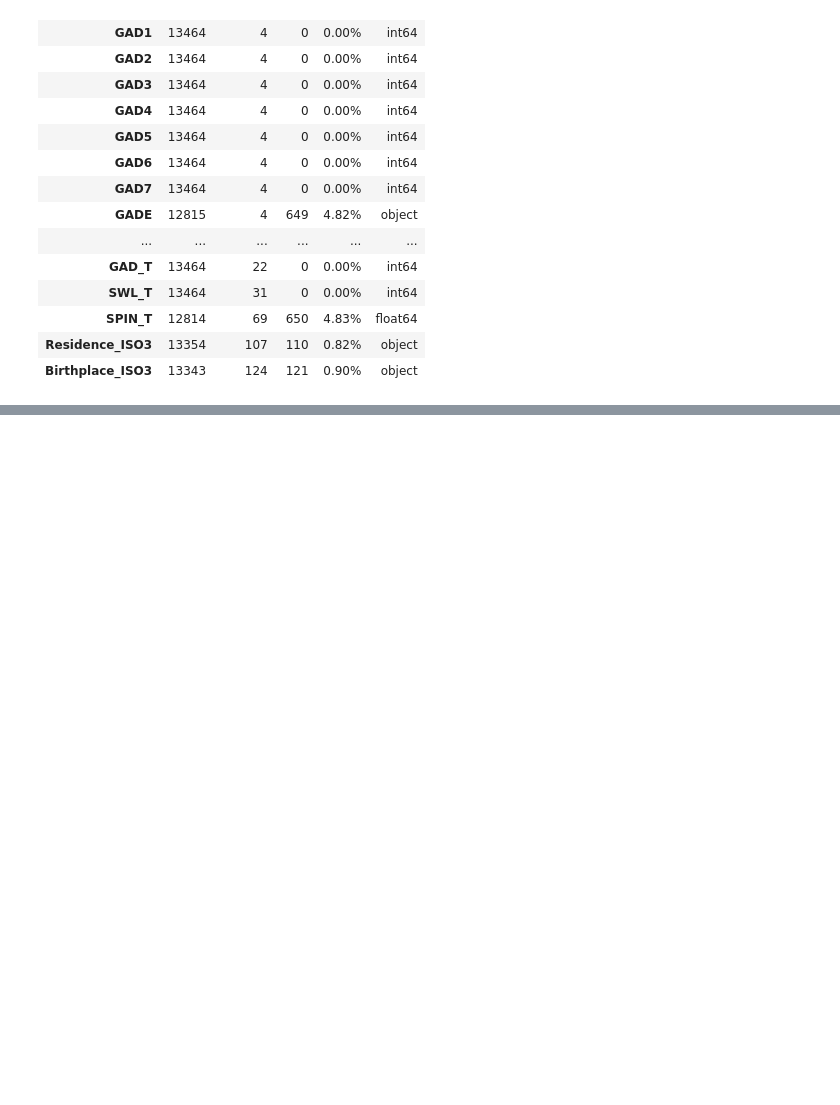
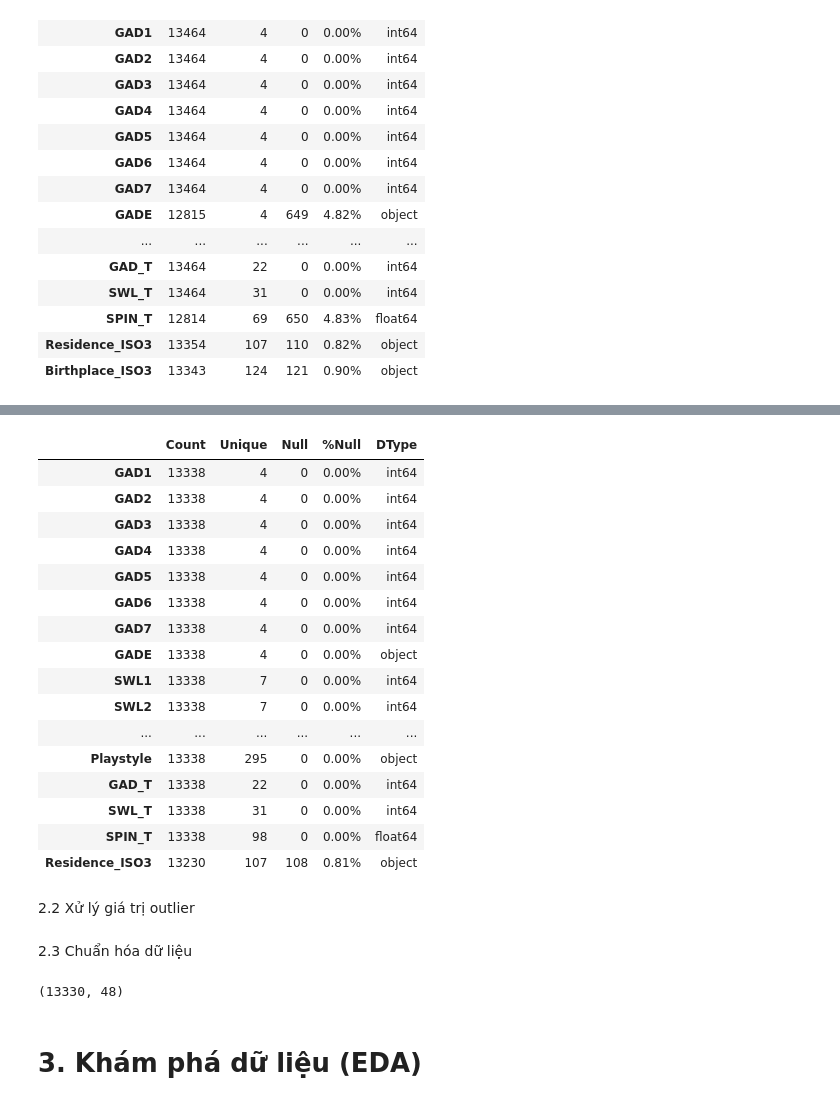
Before and after one commit to kimcheese23/Data-analytics, a Jupyter notebook: Code/Preprocessing.ipynb, the cells around one changed output, grey strips where cells are left out. Drawn from its saved outputs; the diff is of its cells as text; code cells hidden in the pictures; blank space fills up the shorter version.

```diff
--- a/Code/Preprocessing.ipynb
+++ b/Code/Preprocessing.ipynb
@@ -138,0 +152,22 @@ plt.show()
+# %%
+condition = [
+    (df['GAD_T'] >= 0) & (df['GAD_T'] <= 4),
+    (df['GAD_T'] >= 5) & (df['GAD_T'] <= 9),
+    (df['GAD_T'] >= 10) & (df['GAD_T'] <= 14),
+    (df['GAD_T'] >= 15) & (df['GAD_T'] <= 21)
+]
+choice = [
+    'Not difficult at all',
+    'Somewhat difficult',
+    'Very difficult',
+    'Extremely difficult'
+]
+mapped_gade = np.select(condition, choice, default='')
+df['GADE'] = df['GADE'].fillna(pd.Series(mapped_gade, index=df.index))
+# %%
+spin_cols = []
+for i in range (1, 18):
+    spin_cols.append(f'SPIN{i}')
+df = df.dropna(subset=spin_cols, thresh=14)
+# %%
+df[spin_cols] = df[spin_cols].apply(lambda row: row.fillna(row.median()), axis=1)
@@ -138,0 +178,22 @@ plt.show()
+# %%
+value_check(df)
+# %% [output]
+|  | Count | Unique | Null | %Null | DType |
+| GAD1 | 13338 | 4 | 0 | 0.00% | int64 |
+| GAD2 | 13338 | 4 | 0 | 0.00% | int64 |
+| GAD3 | 13338 | 4 | 0 | 0.00% | int64 |
+| GAD4 | 13338 | 4 | 0 | 0.00% | int64 |
+| GAD5 | 13338 | 4 | 0 | 0.00% | int64 |
+| GAD6 | 13338 | 4 | 0 | 0.00% | int64 |
+| GAD7 | 13338 | 4 | 0 | 0.00% | int64 |
+| GADE | 13338 | 4 | 0 | 0.00% | object |
+| SWL1 | 13338 | 7 | 0 | 0.00% | int64 |
+| SWL2 | 13338 | 7 | 0 | 0.00% | int64 |
+| ... | ... | ... | ... | ... | ... |
+| Playstyle | 13338 | 295 | 0 | 0.00% | object |
+| GAD_T | 13338 | 22 | 0 | 0.00% | int64 |
+| SWL_T | 13338 | 31 | 0 | 0.00% | int64 |
+| SPIN_T | 13338 | 98 | 0 | 0.00% | float64 |
+| Residence_ISO3 | 13230 | 107 | 108 | 0.81% | object |
+# %% [markdown]
+2.2 Xử lý giá trị outlier
@@ -138,0 +203,2 @@ plt.show()
+# %% [markdown]
+2.3 Chuẩn hóa dữ liệu
@@ -138,0 +242,6 @@ plt.show()
+# %%
+df.shape
+# %% [output]
+(13330, 48)
+# %% [markdown]
+# 3. Khám phá dữ liệu (EDA)
```
Also changed, not shown: parts of 38 cells of this notebook.
